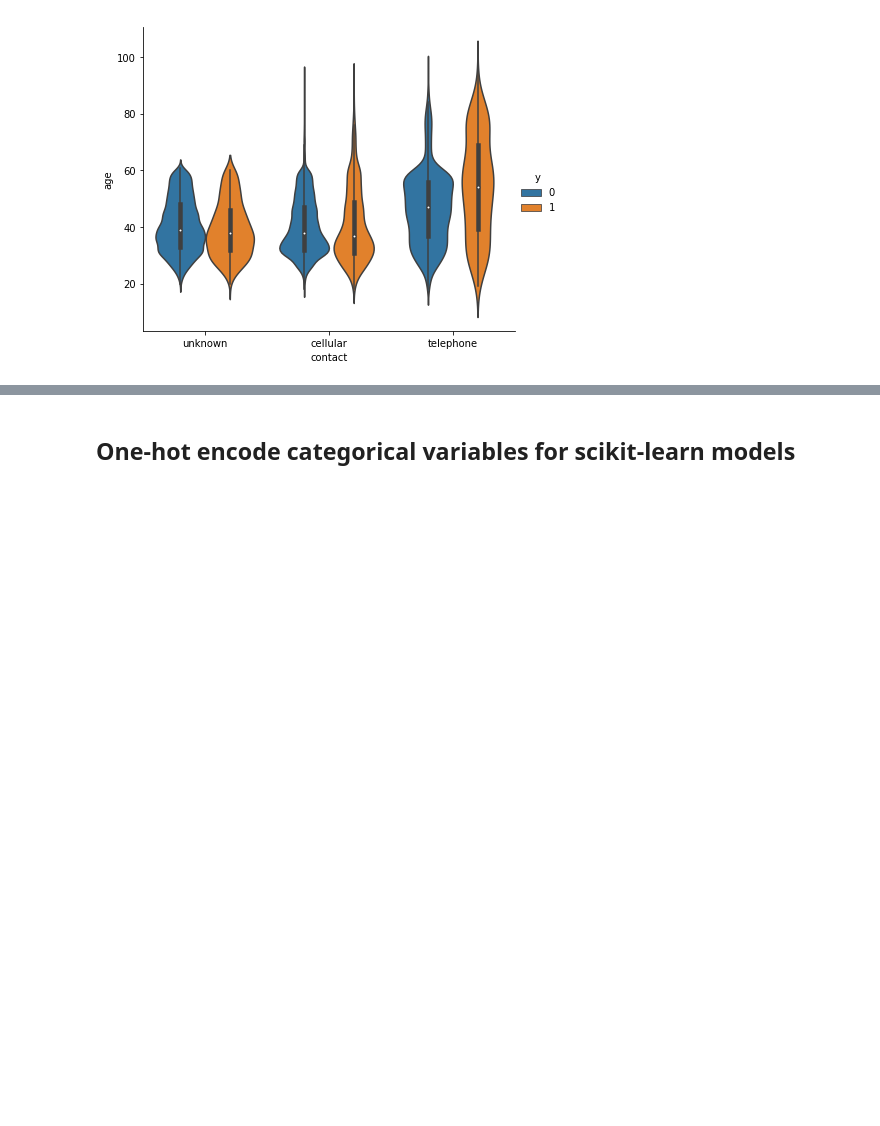
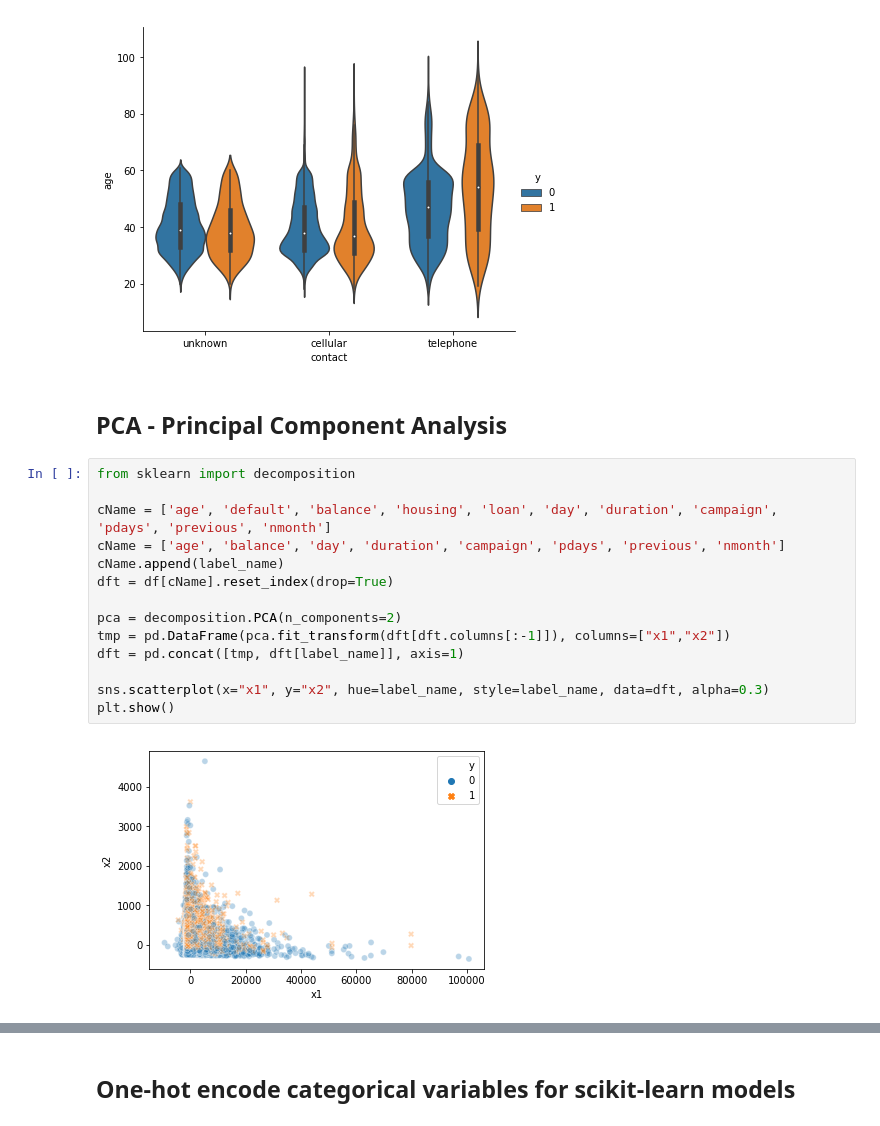
Before and after one commit to sshinkevich/Schib, a Jupyter notebook: Analys1.ipynb, the cells around one changed output, grey strips where cells are left out. Saved outputs shown, nothing was run; the diff lists cells and outputs as text; blank space fills up the shorter version.

Commit message:
Update Analys1.ipynb
Last version

```diff
--- a/Analys1.ipynb
+++ b/Analys1.ipynb
@@ -491,3 +491,21 @@ sns.catplot(x="contact", y="age", hue=label_name, data=df, kind="violin", aspect
 plt.show()
 # %% [output]
 [figure]
+# %% [markdown]
+## PCA - Principal Component Analysis
+# %%
+from sklearn import decomposition
+
+cName = ['age', 'default', 'balance', 'housing', 'loan', 'day', 'duration', 'campaign', 'pdays', 'previous', 'nmonth']
+cName = ['age', 'balance', 'day', 'duration', 'campaign', 'pdays', 'previous', 'nmonth']
+cName.append(label_name)
+dft = df[cName].reset_index(drop=True)
+
+pca = decomposition.PCA(n_components=2)
+tmp = pd.DataFrame(pca.fit_transform(dft[dft.columns[:-1]]), columns=["x1","x2"])
+dft = pd.concat([tmp, dft[label_name]], axis=1)
+
+sns.scatterplot(x="x1", y="x2", hue=label_name, style=label_name, data=dft, alpha=0.3)
+plt.show()
+# %% [output]
+[figure, added]
```
Also changed, not shown: parts of 4 cells of this notebook.
